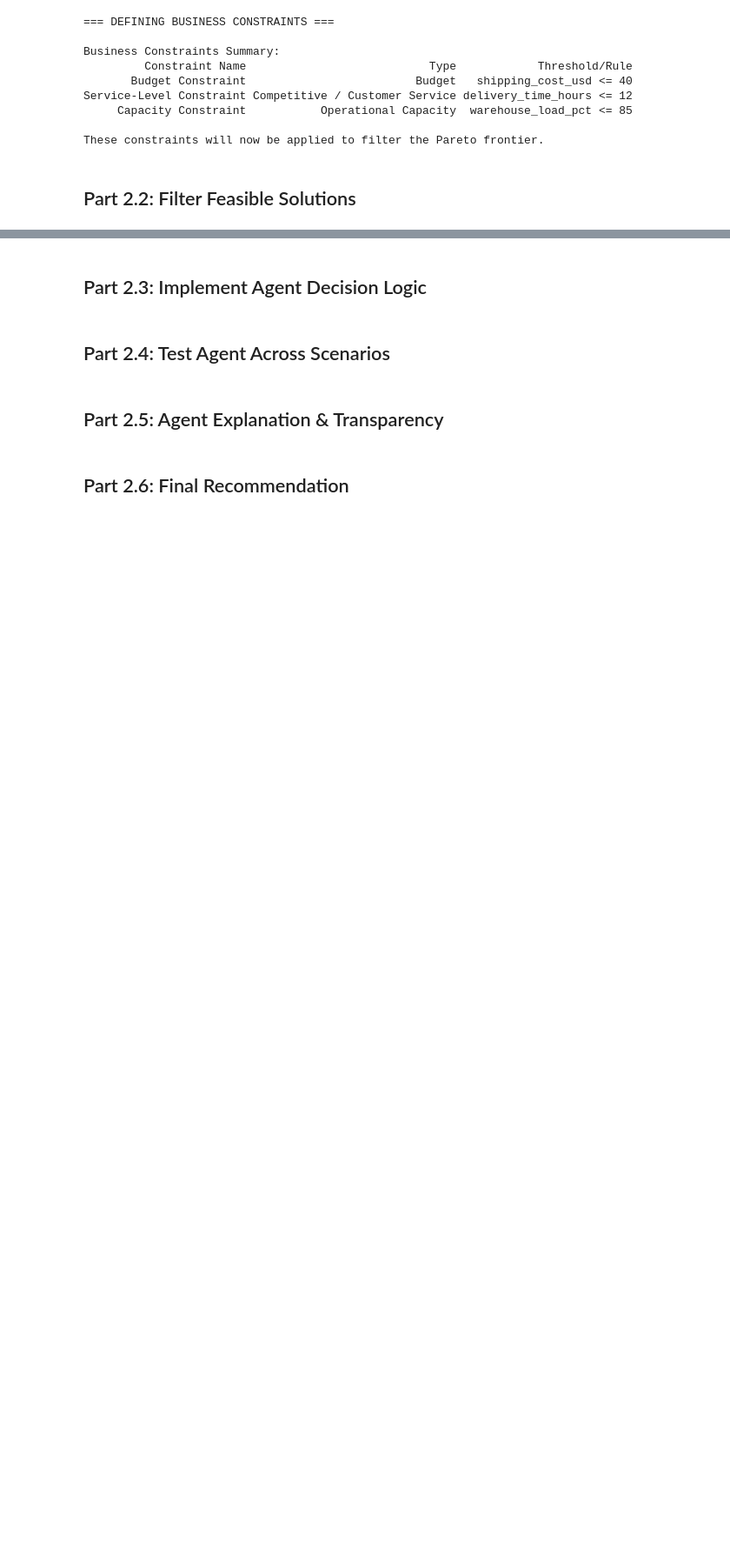
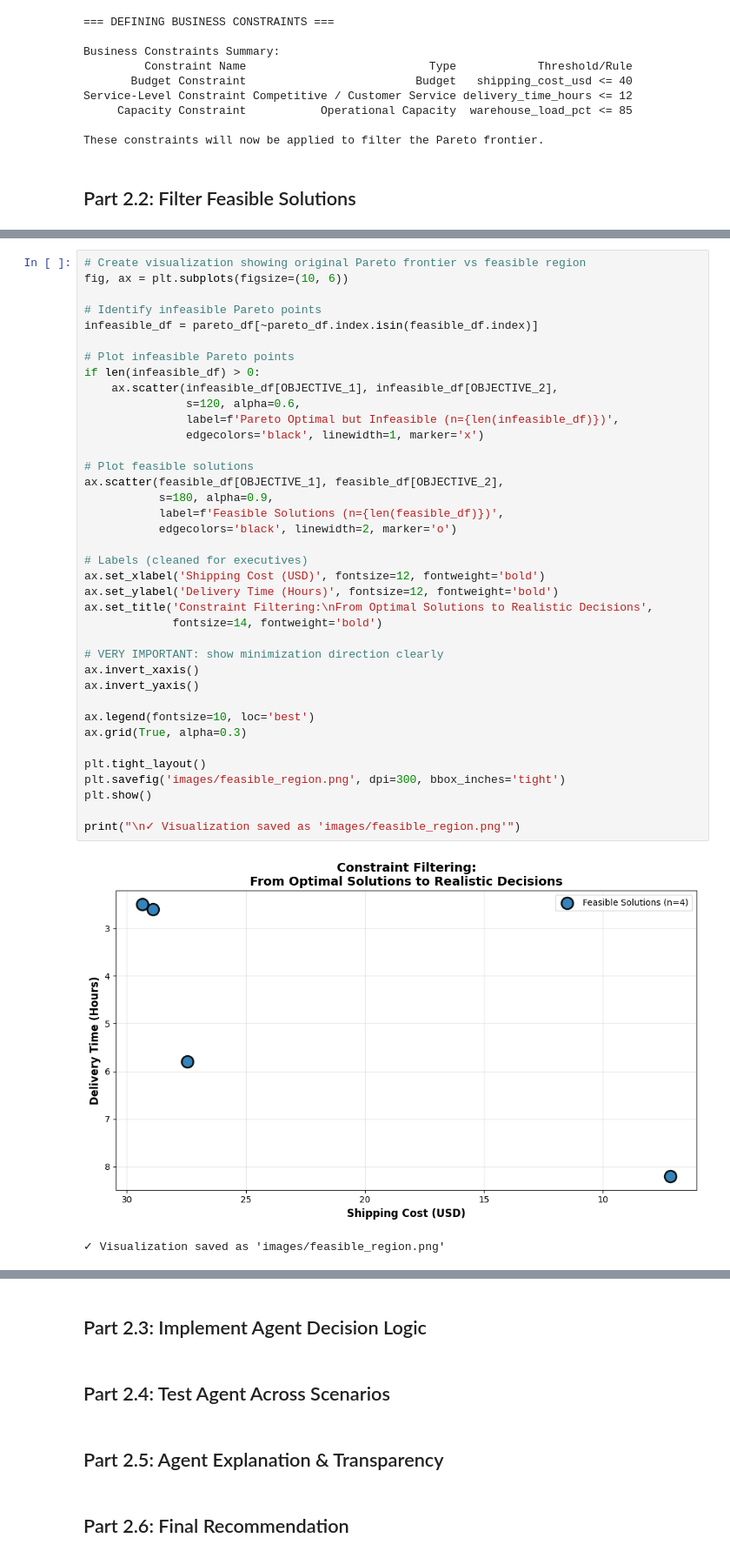
Before and after one commit to simonmorningside/amazon_delivery_optimization, a Jupyter notebook: optimization_engine.ipynb, the cells around one changed output, grey strips where cells are left out. Shown at 87% size. Cells and saved outputs as stored; diff of their text form; blank space fills up the shorter version.

Commit message:
Filter Pareto frontier for feasible solutions only

```diff
--- a/optimization_engine.ipynb
+++ b/optimization_engine.ipynb
@@ -742,0 +885,41 @@ These constraints will now be applied to filter the Pareto frontier.
+# %%
+# Create visualization showing original Pareto frontier vs feasible region
+fig, ax = plt.subplots(figsize=(10, 6))
+
+# Identify infeasible Pareto points
+infeasible_df = pareto_df[~pareto_df.index.isin(feasible_df.index)]
+
+# Plot infeasible Pareto points
+if len(infeasible_df) > 0:
+    ax.scatter(infeasible_df[OBJECTIVE_1], infeasible_df[OBJECTIVE_2],
+               s=120, alpha=0.6,
+               label=f'Pareto Optimal but Infeasible (n={len(infeasible_df)})',
+               edgecolors='black', linewidth=1, marker='x')
+
+# Plot feasible solutions
+ax.scatter(feasible_df[OBJECTIVE_1], feasible_df[OBJECTIVE_2],
+           s=180, alpha=0.9,
+           label=f'Feasible Solutions (n={len(feasible_df)})',
+           edgecolors='black', linewidth=2, marker='o')
+
+# Labels (cleaned for executives)
+ax.set_xlabel('Shipping Cost (USD)', fontsize=12, fontweight='bold')
+ax.set_ylabel('Delivery Time (Hours)', fontsize=12, fontweight='bold')
+ax.set_title('Constraint Filtering:\nFrom Optimal Solutions to Realistic Decisions',
+             fontsize=14, fontweight='bold')
+
+# VERY IMPORTANT: show minimization direction clearly
+ax.invert_xaxis()
+ax.invert_yaxis()
+
+ax.legend(fontsize=10, loc='best')
+ax.grid(True, alpha=0.3)
+
+plt.tight_layout()
+plt.savefig('images/feasible_region.png', dpi=300, bbox_inches='tight')
+plt.show()
+
+print("\n✓ Visualization saved as 'images/feasible_region.png'")
+# %% [output]
+[figure, added]
+✓ Visualization saved as 'images/feasible_region.png'
```
Also changed, not shown: parts of 4 cells of this notebook, 1 other file.
